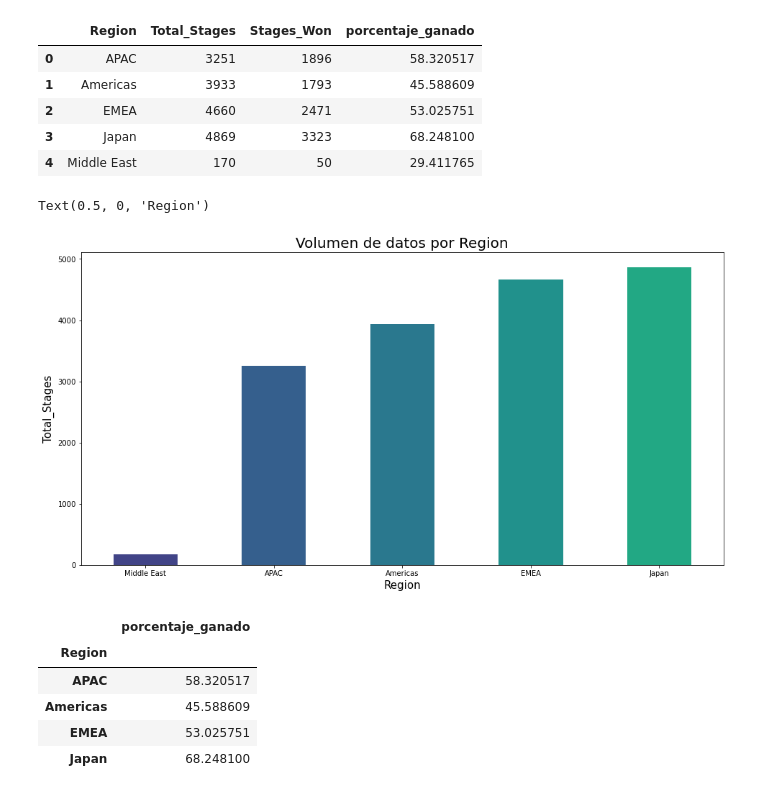
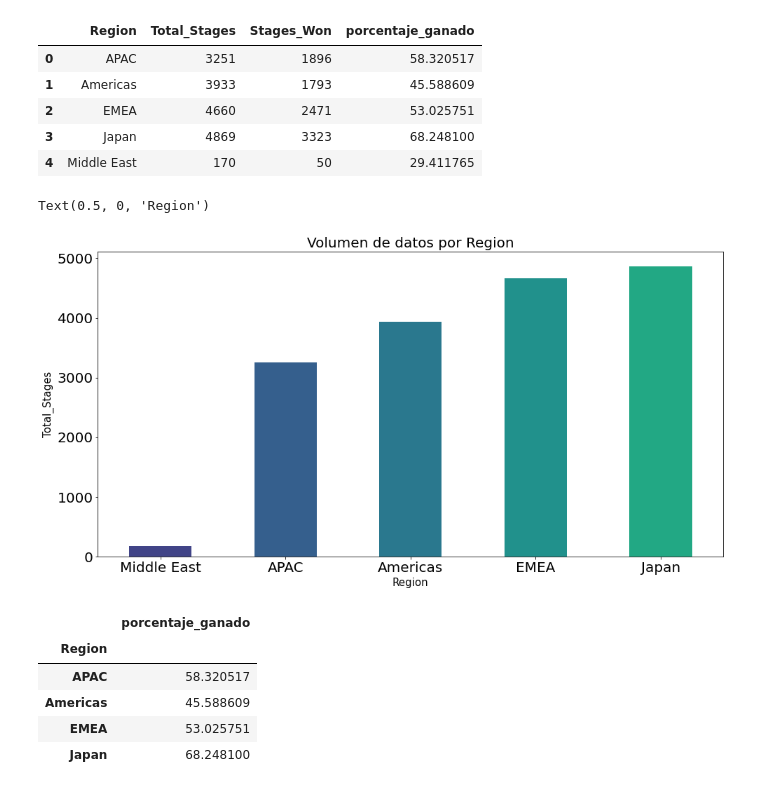
Before and after one commit to BautistaXifro/Datos, a Jupyter notebook: Analisis/Tp1-TerritorioYRegion.ipynb, the cells around one changed output. Saved outputs shown, nothing was run; the diff lists cells and outputs as text; code cells hidden in the pictures.

```diff
--- a/Analisis/Tp1-TerritorioYRegion.ipynb
+++ b/Analisis/Tp1-TerritorioYRegion.ipynb
@@ -280,15 +280,15 @@ merge_region
 # %%
 grafico_region_volumen = merge_region[['Region', 'Total_Stages']]
 grafico_region_volumen = grafico_region_volumen.set_index('Region')
 
-grafico_region_volumen['Total_Stages'].sort_values().plot( color = colores, kind ='bar',figsize=(16,8),rot= 360);
+grafico_region_volumen['Total_Stages'].sort_values().plot( color = colores, kind ='bar',figsize=(16,8),rot= 360,fontsize=20);
 ax=plt.gca()
 ax.set_title('Volumen de datos por Region',fontsize=20)
 ax.set_ylabel('Total_Stages',fontsize=15)
 ax.set_xlabel('Region',fontsize=15)
 # %% [output]
 Text(0.5, 0, 'Region')
-[figure, old version]
+[figure, new version]
 # %%
 grafico_region = merge_region[['Region', 'porcentaje_ganado']]
 grafico_region = grafico_region.drop([4],axis=0)
```
Also changed, not shown: parts of 6 cells of this notebook, 1 other file.
